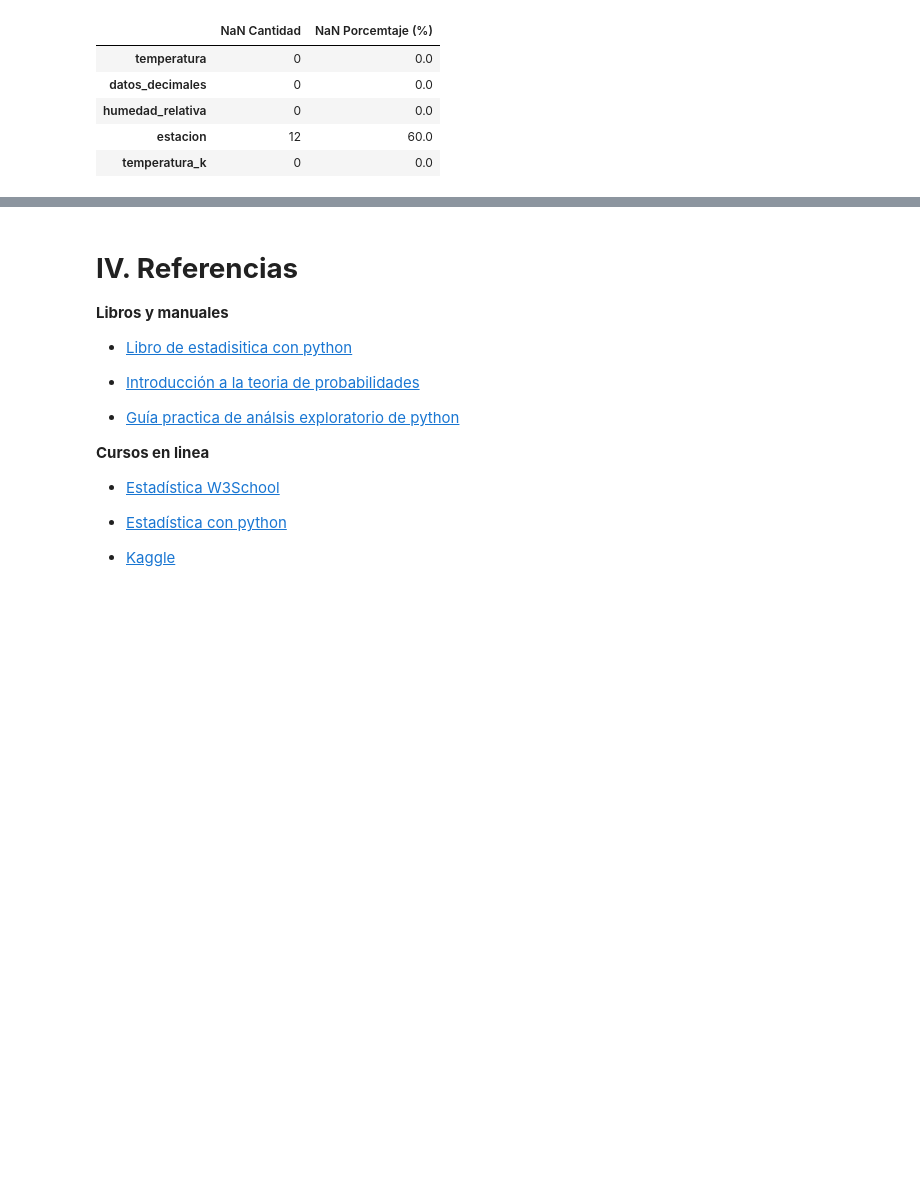
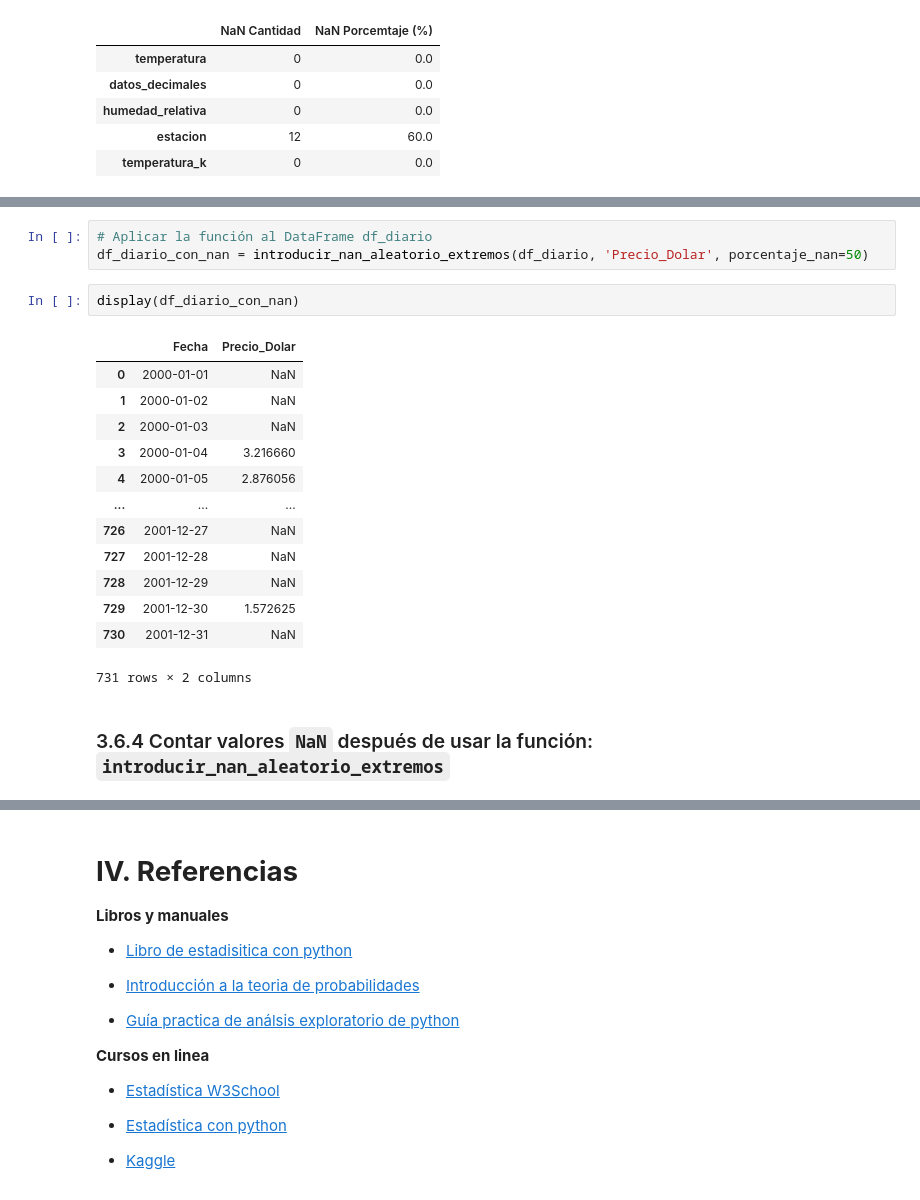
Before and after one commit to vrrp/sachabook_bigdata, a Jupyter notebook: _build/jupyter_execute/docs/03_programación_basica_python_AI.ipynb, the cells around one changed output, grey strips where cells are left out. Cells and saved outputs as stored; diff of their text form; blank space fills up the shorter version.

```diff
--- a/_build/jupyter_execute/docs/03_programación_basica_python_AI.ipynb
+++ b/_build/jupyter_execute/docs/03_programación_basica_python_AI.ipynb
@@ -1195,0 +1549,21 @@ Valores NaN después de interpolación 'polynomial' (orden 2):
+# %%
+# Aplicar la función al DataFrame df_diario
+df_diario_con_nan = introducir_nan_aleatorio_extremos(df_diario, 'Precio_Dolar', porcentaje_nan=50)
+# %%
+display(df_diario_con_nan)
+# %% [output]
+|  | Fecha | Precio_Dolar |
+| 0 | 2000-01-01 | NaN |
+| 1 | 2000-01-02 | NaN |
+| 2 | 2000-01-03 | NaN |
+| 3 | 2000-01-04 | 3.216660 |
+| 4 | 2000-01-05 | 2.876056 |
+| ... | ... | ... |
+| 726 | 2001-12-27 | NaN |
+| 727 | 2001-12-28 | NaN |
+| 728 | 2001-12-29 | NaN |
+| 729 | 2001-12-30 | 1.572625 |
+| 730 | 2001-12-31 | NaN |
+731 rows × 2 columns
+# %% [markdown]
+### 3.6.4 Contar valores `NaN` después de usar la función: `introducir_nan_aleatorio_extremos`
```
Also changed, not shown: parts of 44 cells of this notebook, 9 other files.
